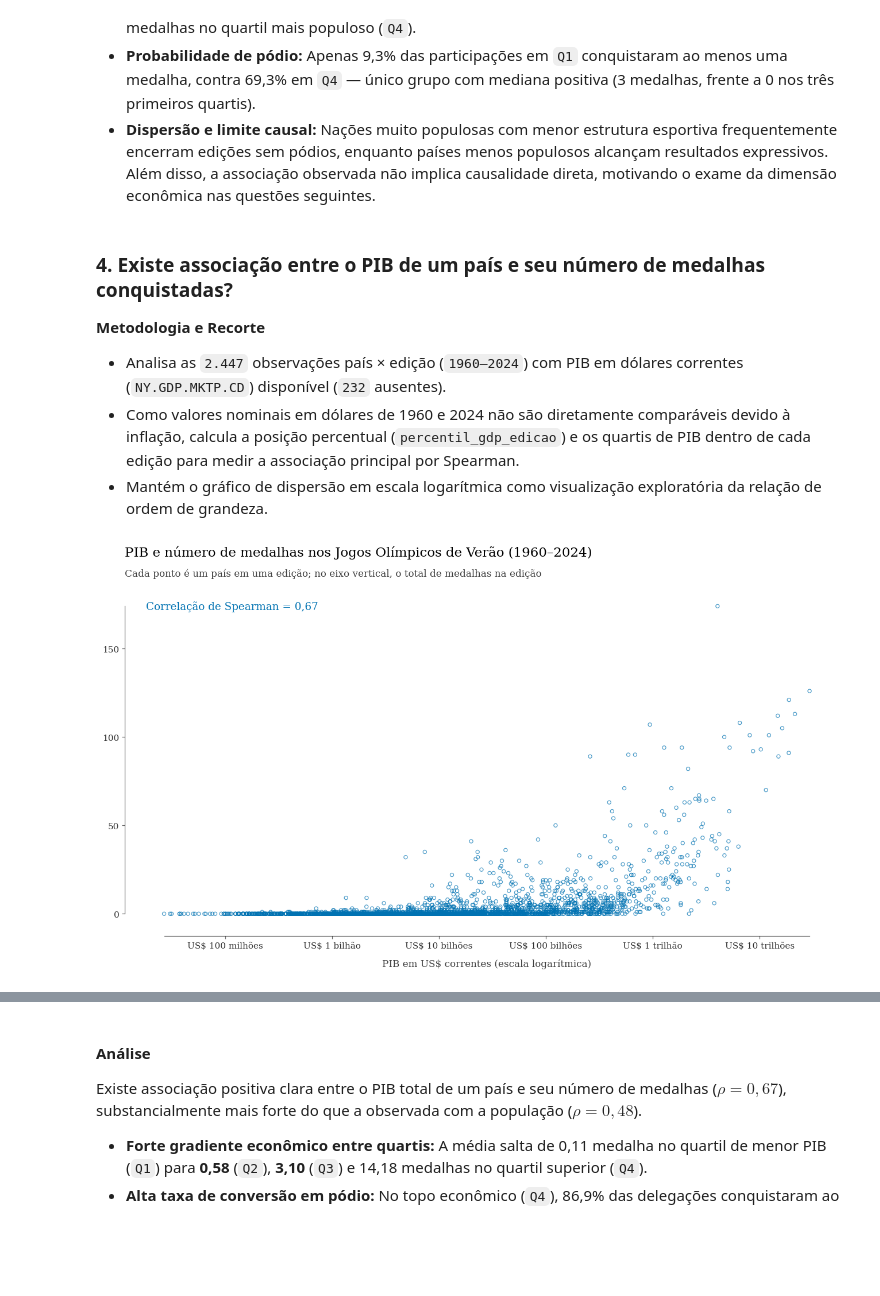
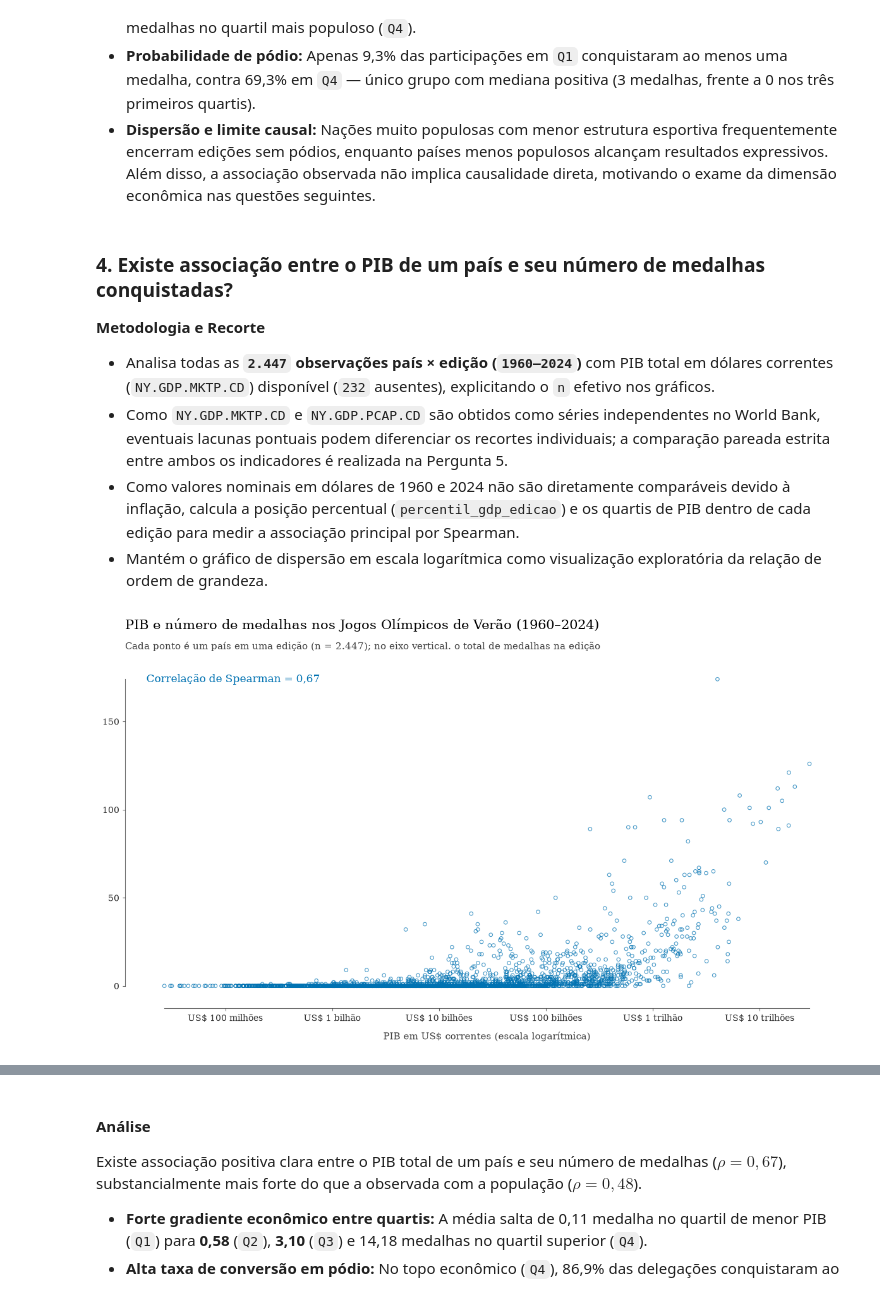
Before and after one commit to felipeascruz/Analise-do-desempenho-olimpico-e-caracteristicas-socioeconomicas, a Jupyter notebook: Análise do desempenho olímpico e características socioeconômicas.ipynb, the cells around one changed output, grey strips where cells are left out. Saved outputs shown, nothing was run; the diff lists cells and outputs as text; code cells hidden in the pictures; blank space fills up the shorter version.

```diff
--- a/Análise do desempenho olímpico e características socioeconômicas.ipynb
+++ b/Análise do desempenho olímpico e características socioeconômicas.ipynb
@@ -461,7 +486,8 @@ Países com populações maiores tendem a conquistar mais medalhas, relação co
 ### 4. Existe associação entre o PIB de um país e seu número de medalhas conquistadas?
 
 **Metodologia e Recorte**
-* Analisa as `2.447` observações país × edição (`1960–2024`) com PIB em dólares correntes (`NY.GDP.MKTP.CD`) disponível (`232` ausentes).
+* Analisa todas as **`2.447` observações país × edição (`1960–2024`)** com PIB total em dólares correntes (`NY.GDP.MKTP.CD`) disponível (`232` ausentes), explicitando o `n` efetivo nos gráficos.
+* Como `NY.GDP.MKTP.CD` e `NY.GDP.PCAP.CD` são obtidos como séries independentes no World Bank, eventuais lacunas pontuais podem diferenciar os recortes individuais; a comparação pareada estrita entre ambos os indicadores é realizada na Pergunta 5.
 * Como valores nominais em dólares de 1960 e 2024 não são diretamente comparáveis devido à inflação, calcula a posição percentual (`percentil_gdp_edicao`) e os quartis de PIB dentro de cada edição para medir a associação principal por Spearman.
 * Mantém o gráfico de dispersão em escala logarítmica como visualização exploratória da relação de ordem de grandeza.
 # %%
@@ -483,35 +509,35 @@ correlacao_spearman_gdp = (
 pib = df_q4['gdp']
 medalhas = df_q4['total']
 periodo = f"{df_q4['year'].min()}–{df_q4['year'].max()}"
 
 with estilo_tufte():
     fig, ax = plt.subplots(figsize=(12, 7))
 
     ax.scatter(
         pib,
         medalhas,
         s=16,
         facecolors='none',
         edgecolors=COR_PIB,
         linewidths=0.8,
         alpha=0.7,
     )
 
     eixo_log_em_potencias_de_dez(ax, pib, prefixo='US$ ')
     definir_marcas_y(ax, marcas_do_eixo(0, medalhas.max()))
     moldura_de_intervalo(ax, pib.min(), pib.max(), 0, medalhas.max())
     rotular_painel(ax, f"Correlação de Spearman = {formatar_numero(correlacao_spearman_gdp, 2)}", COR_PIB)
     rotulo_do_eixo(ax, 'PIB em US$ correntes (escala logarítmica)')
     titulo_e_subtitulo(
         ax,
         f'PIB e número de medalhas nos Jogos Olímpicos de Verão ({periodo})',
-        'Cada ponto é um país em uma edição; no eixo vertical, o total de medalhas na edição',
+        f'Cada ponto é um país em uma edição (n = {len(df_q4):,}); no eixo vertical, o total de medalhas na edição'.replace(',', '.'),
     )
 
     fig.tight_layout()
     plt.show()
 # %% [output]
-[figure, old version]
+[figure, new version]
 # %%
 # Gráfico 4.2: Média de medalhas por quartil de PIB intra-edição
 rotulos_quartis_gdp = [
```
Also changed, not shown: parts of 16 cells of this notebook, 2 other files.
